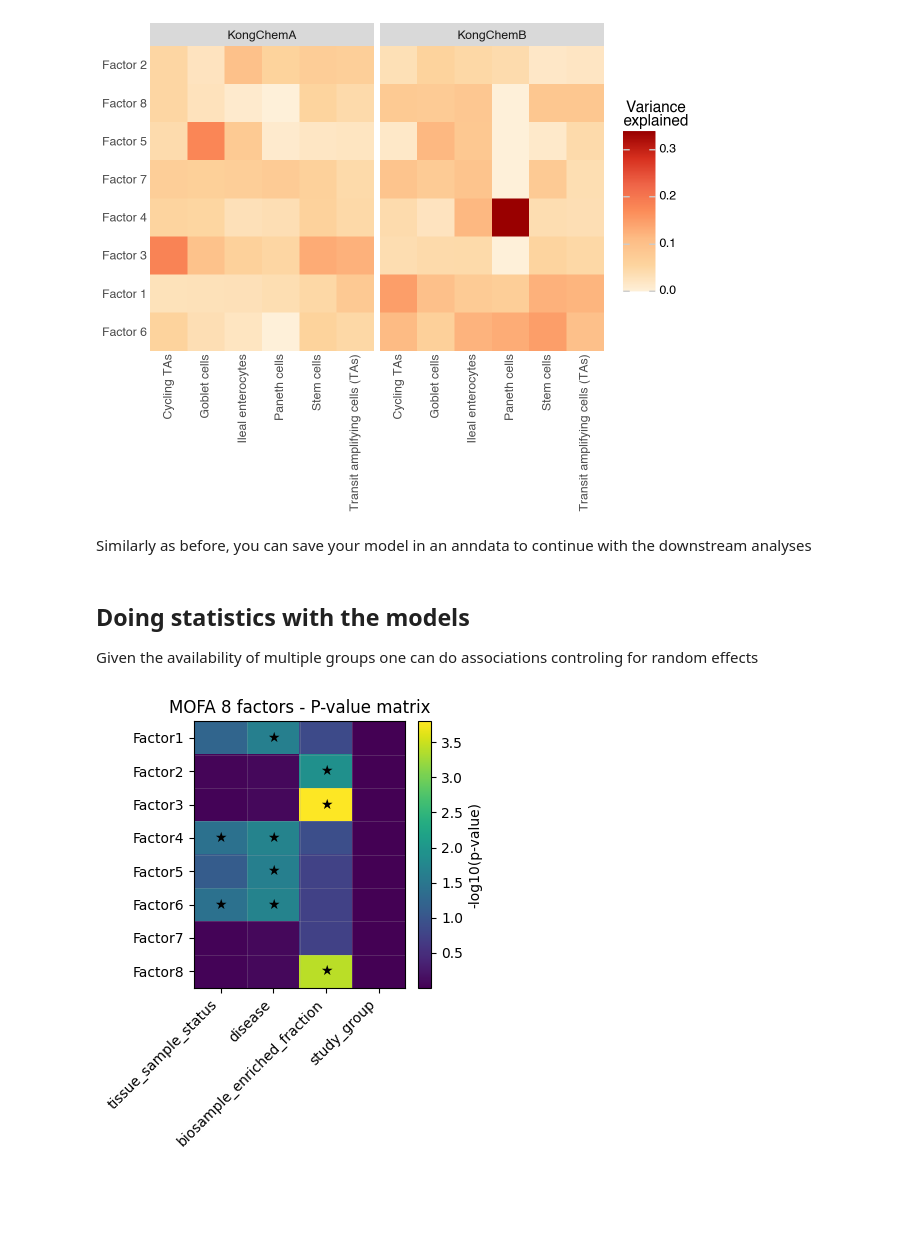
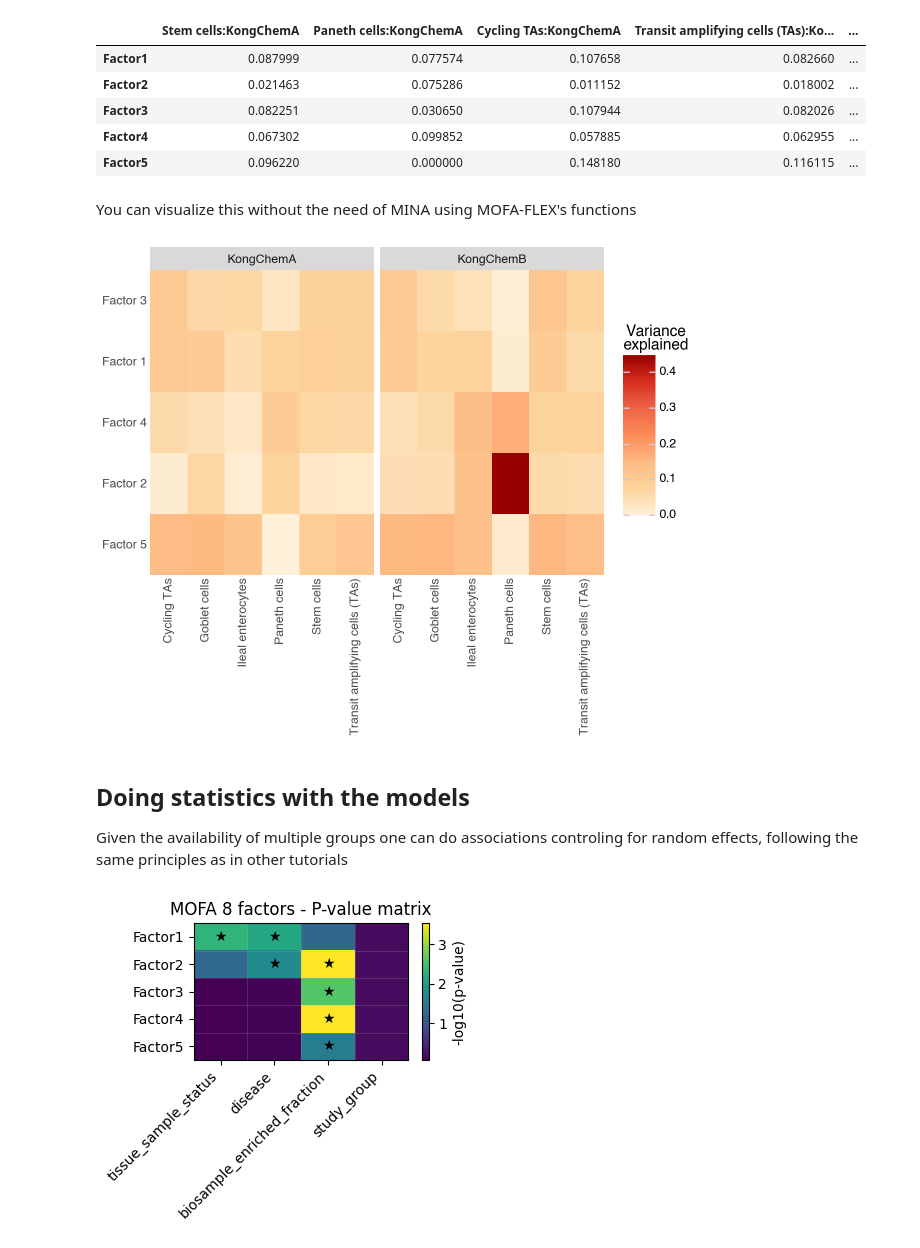
Before and after one commit to saezlab/MINA, a Jupyter notebook: docs/notebooks/GetStarted_groups.ipynb, the cells around one changed output. Saved outputs shown, nothing was run; the diff lists cells and outputs as text; code cells hidden in the pictures; blank space fills up the shorter version.

```diff
--- a/docs/notebooks/GetStarted_groups.ipynb
+++ b/docs/notebooks/GetStarted_groups.ipynb
@@ -139,7 +278,7 @@ model_data.obs["study_group"] = model_data.obs.index.map(metadata_merged["study_
 # %%
 model_group = mf.MOFAFLEX(
     model_data,
-    mf.ModelOptions(n_factors=8, weight_prior="SnS", likelihoods="Normal"),
+    mf.ModelOptions(n_factors=5, weight_prior="SnS", likelihoods="Normal"),
     mf.DataOptions(group_by="study_group"),
     mf.TrainingOptions(seed=42, save_path=False, lr=0.01, early_stopper_patience=500)
 )
@@ -152,6 +345,15 @@ The difference in this model is that you are modeling the variability of cell-ty
+# %%
+amodel.var
+# %% [output]
+|  | Stem cells:KongChemA | Paneth cells:KongChemA | Cycling TAs:KongChemA | Transit amplifying cells (TAs):Ko... | ... |
+| Factor1 | 0.087999 | 0.077574 | 0.107658 | 0.082660 | ... |
+| Factor2 | 0.021463 | 0.075286 | 0.011152 | 0.018002 | ... |
+| Factor3 | 0.082251 | 0.030650 | 0.107944 | 0.082026 | ... |
+| Factor4 | 0.067302 | 0.099852 | 0.057885 | 0.062955 | ... |
+| Factor5 | 0.096220 | 0.000000 | 0.148180 | 0.116115 | ... |
+# %% [markdown]
+You can visualize this without the need of MINA using MOFA-FLEX's functions
 # %%
 mf.pl.variance_explained(model_group)
 # %% [output]
-[figure, old version]
+[figure, new version]
-# %% [markdown]
-Similarly as before, you can save your model in an anndata to continue with the downstream analyses
@@ -164,14 +360,17 @@ amodel = mina.down.model_to_anndata(
 # %% [markdown]
 ## Doing statistics with the models
 
-Given the availability of multiple groups one can do associations controling for random effects
+Given the availability of multiple groups one can do associations controling for random effects, following the same principles as in other tutorials
 # %%
-all_assocs = mina.down.get_pval_matrix(amodel,["tissue_sample_status", "disease", "biosample_enriched_fraction", "study_group"])
+all_assocs = mina.down.get_pval_matrix(amodel,["tissue_sample_status",
+                                               "disease",
+                                               "biosample_enriched_fraction",
+                                               "study_group"])
 
 mina.pl.pl.plot_pval_tiles(all_assocs, title="MOFA 8 factors - P-value matrix")
 plt.show()
 # %% [output]
-[figure, old version]
+[figure, new version]
 # %%
 mina.down.get_associations(amodel,
                            test_variable = "disease",
```
Also changed, not shown: parts of 32 cells of this notebook, 7 other files.
